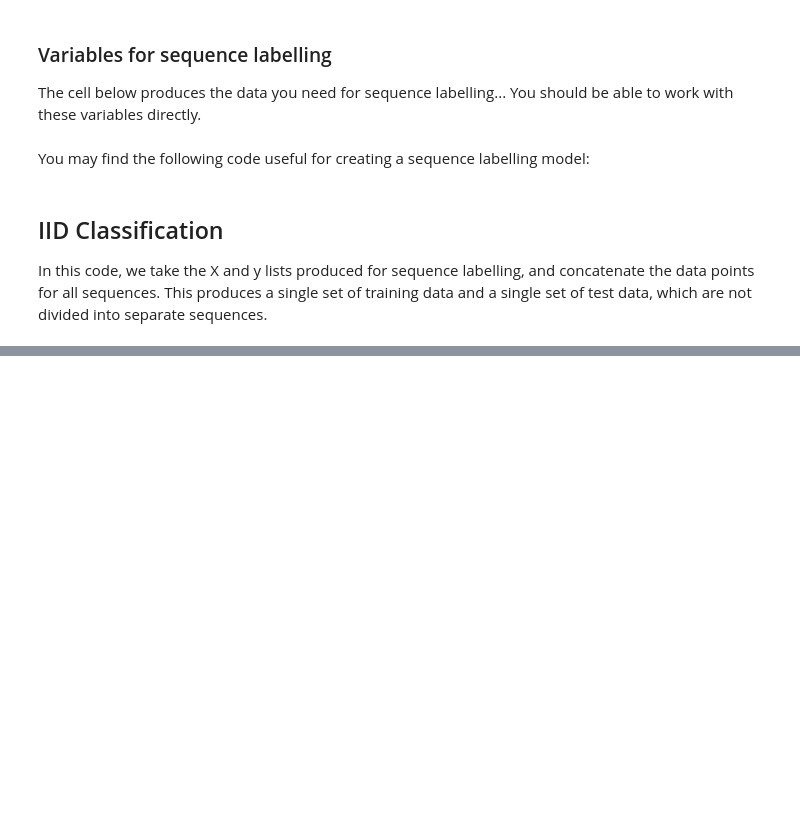
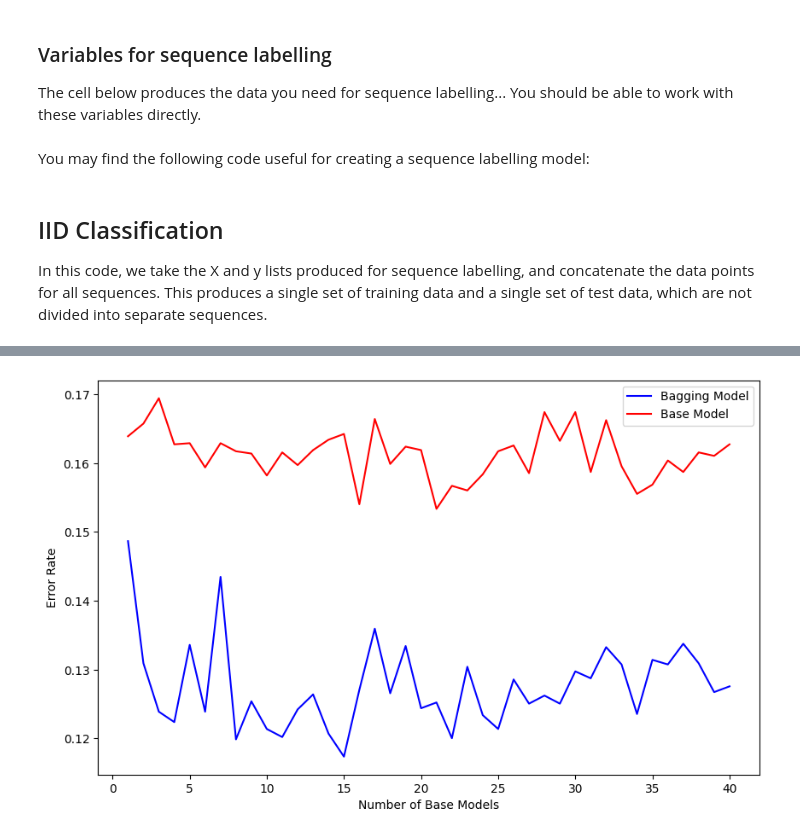
Before and after one commit to rlarg/machine-learning-cw, a Jupyter notebook: activity_recognition_task2.ipynb, the cells around one changed output, grey strips where cells are left out. Cells and saved outputs as stored; diff of their text form; code cells hidden in the pictures; blank space fills up the shorter version.

```diff
--- a/activity_recognition_task2.ipynb
+++ b/activity_recognition_task2.ipynb
@@ -1294,0 +361,13 @@ ConfusionMatrixDisplay.from_estimator(nn_clf, X_test, y_test)
+# %%
+# 30
+figure = plt.figure(figsize=(10, 6))
+
+# Plot error rates
+plt.plot(num_models, error_rates, c='b', label='Bagging Model')
+plt.plot(num_models, base_error_rates, c='r', label='Base Model')
+plt.xlabel('Number of Base Models')
+plt.ylabel('Error Rate')
+plt.legend(loc='upper right')
+plt.show()
+# %% [output]
+[figure, added]
```
Also changed, not shown: parts of 67 cells of this notebook, 10 other files.
